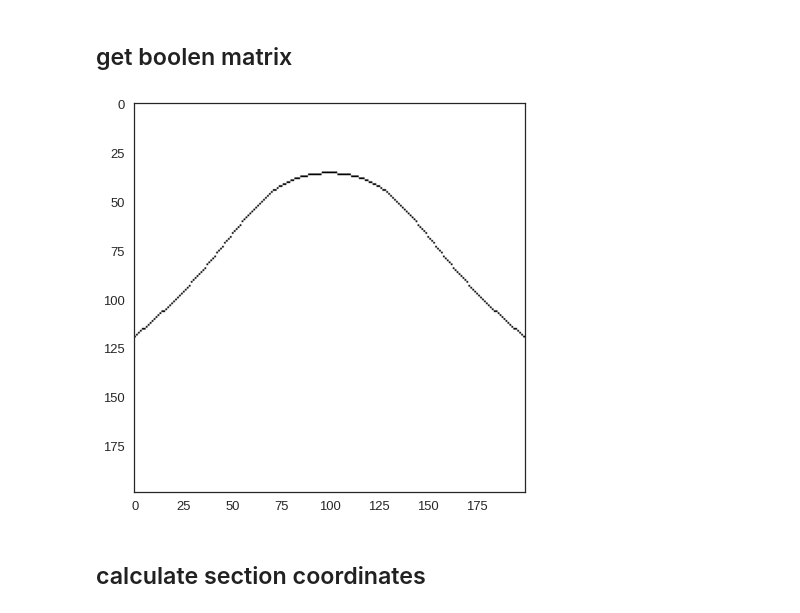
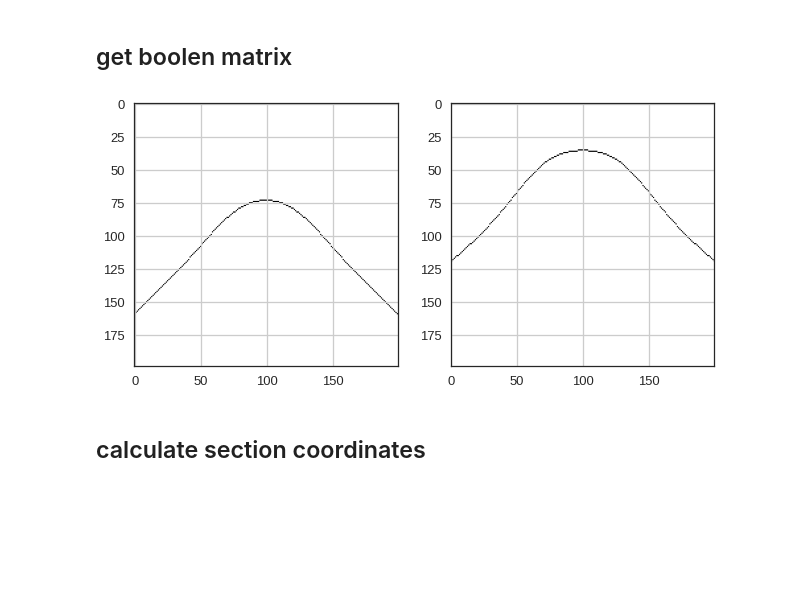
Before and after one commit to TrellixVulnTeam/gempy-notebooks_Q97W, a Jupyter notebook: server-gempy/geo-model-v4-corrected.ipynb, the cells around one changed output. Cells and saved outputs as stored; diff of their text form; code cells hidden in the pictures; blank space fills up the shorter version.

```diff
--- a/server-gempy/geo-model-v4-corrected.ipynb
+++ b/server-gempy/geo-model-v4-corrected.ipynb
@@ -155,31 +150,17 @@ solution = gp.compute_model(model=geo_model, sort_surfaces=False)
 # postprocessing
 # %% [markdown]
 ## get boolen matrix
-# %%
-# get shape of section and test if consistent with our confiuration
-section_shape = geo_model.grid.sections.resolution[0]
-
-# get scalar field values
-section_scalar_field_values = geo_model.solutions.sections[1]
-
-# get scalar field level boundaries seperating lithologies
-level = geo_model.solutions.scalar_field_at_surface_points[0]
-
-# reshape 1D NpArray to original section shape
-section_scalar_field_values_reshaped = section_scalar_field_values[0,:].reshape(section_shape).T
-
-# find values bigger then level value x
-bigger_level_0 = section_scalar_field_values_reshaped > level[1]
-
-# use matrix shifting along x0axis to find top-surface
-bigger_level_0_0 = bigger_level_0[1:,:]
-bigger_level_0_1 = bigger_level_0[:-1,:]
-bigger_level_0_i = bigger_level_0_0 ^ bigger_level_0_1
-
-# plot
-plt.imshow(bigger_level_0_i[::-1,:])
-plt.show()
-# %% [output]
-[figure, removed]
+# %%
+# plot for sanity check
+fig, (ax1, ax2) = plt.subplots(1, 2)
+bigger_level_0 = fun.compute_boolean_matrix_for_section_surface_top(geo_model, 0)
+ax1.imshow(bigger_level_0[::-1,:])
+ax1.grid()
+bigger_level_1 = fun.compute_boolean_matrix_for_section_surface_top(geo_model, 1)
+ax2.imshow(bigger_level_1[::-1,:])
+ax2.grid()
+plt.show()
+# %% [output]
+[figure, added]
 # %% [markdown]
 ## calculate section coordinates
```
Also changed, not shown: parts of 7 cells of this notebook, 1 other file.
